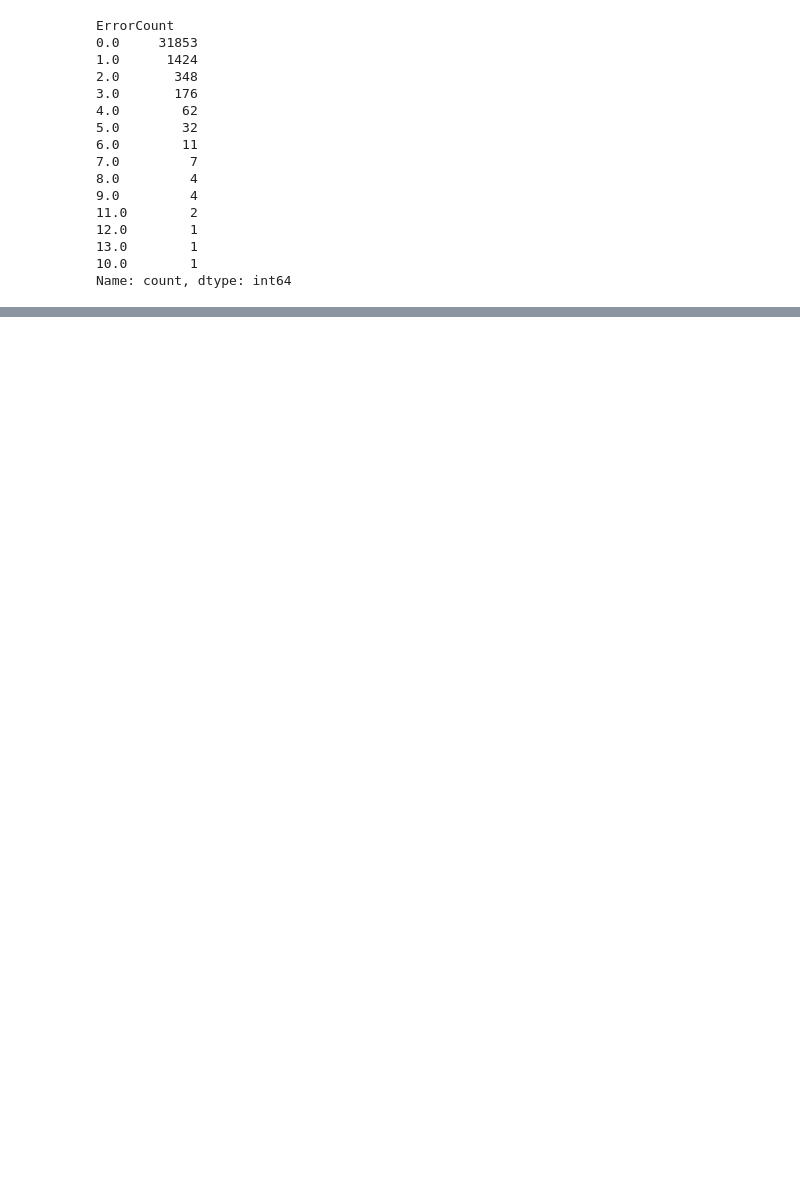
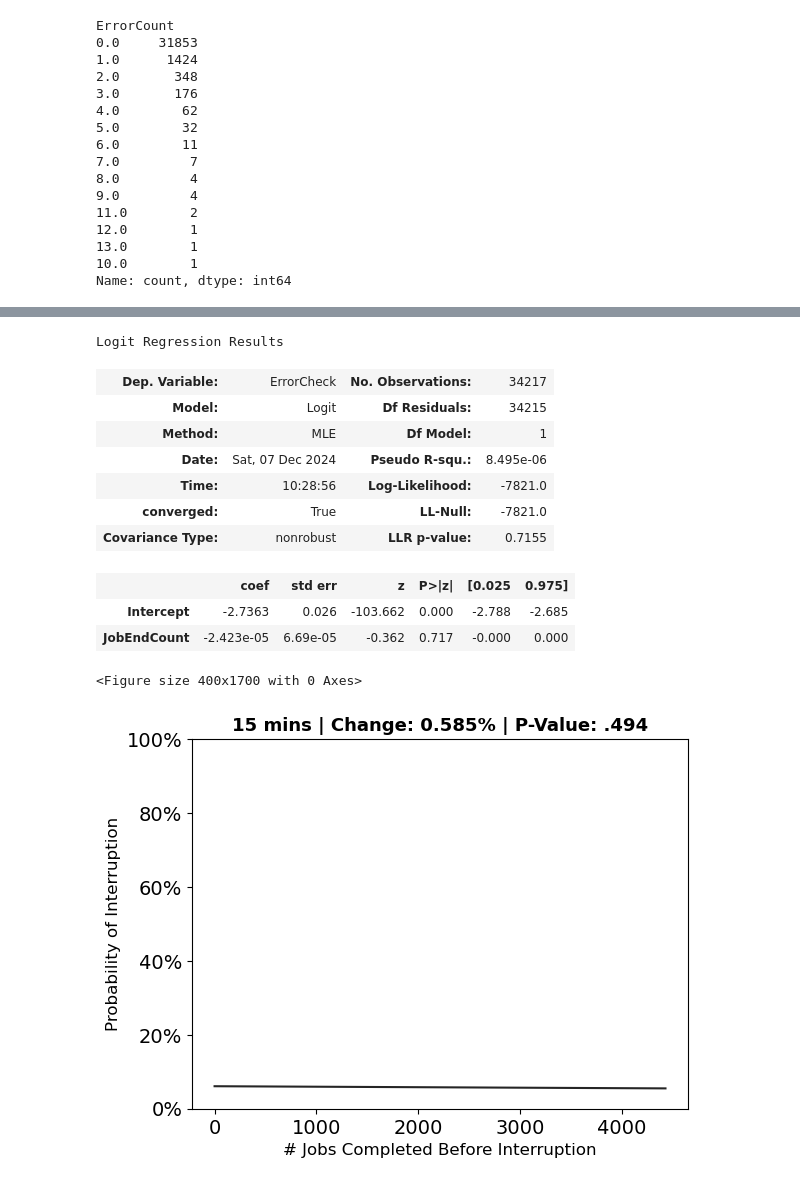
Before and after one commit to nss-data-science-cohort-8/accre-green-bean-casserole, a Jupyter notebook: notebooks/completed_job_by_day_30mins.ipynb, the cells around one changed output, grey strips where cells are left out. Drawn from its saved outputs; the diff is of its cells as text; code cells hidden in the pictures; blank space fills up the shorter version.

```diff
--- a/notebooks/completed_job_by_day_30mins.ipynb
+++ b/notebooks/completed_job_by_day_30mins.ipynb
@@ -157,0 +266,8 @@ Name: count, dtype: int64
+# %%
+job_errors_15min['ErrorCheck'] = job_errors_15min['ErrorCount'].apply(lambda x: 1 if x > 0 else 0)
+job_errors_30min['ErrorCheck'] = job_errors_30min['ErrorCount'].apply(lambda x: 1 if x > 0 else 0)
+job_errors_45min['ErrorCheck'] = job_errors_45min['ErrorCount'].apply(lambda x: 1 if x > 0 else 0)
+job_errors_60min['ErrorCheck'] = job_errors_60min['ErrorCount'].apply(lambda x: 1 if x > 0 else 0)
+# %%
+job_15min_log = smf.logit("ErrorCheck ~ JobEndCount",
+                         data = job_errors_15min).fit()
@@ -157,0 +300,45 @@ Name: count, dtype: int64
+# %%
+
+from matplotlib.ticker import FuncFormatter
+fit_df = pd.DataFrame({
+        'JobEndCount': np.linspace(start = job_errors_15min['JobEndCount'].min(),
+                                stop = job_errors_15min['JobEndCount'].max(),
+                                num = 200)
+        })
+fit_df['fit'] = job_15min_log.predict(fit_df)
+fontSize = 14
+plt.figure(figsize=(4, 17))
+ax = fit_df.plot(
+    x="JobEndCount",
+    y="fit",
+    kind="line",
+    color='Black',
+    alpha = .855,
+    legend=False
+)
+def to_percent(y, _):
+    return f"{y * 100:.0f}%"
+ax.yaxis.set_major_formatter(FuncFormatter(to_percent))
+plt.xticks(rotation=0, fontsize=fontSize)
+plt.yticks(fontsize=fontSize)
+plt.ylim(0, 1)
+plt.xlabel('# Jobs Completed Before Interruption', fontsize = 12)
+plt.ylabel('Probability of Interruption', fontsize = 12)
+plt.title(f'15 mins | Change: {(fit_df["fit"].max() - fit_df["fit"].min()) * 100:.3f}% | P-Value: .494', fontsize = 13, fontweight = 'bold');
+#plt.text(0.5, 1.03, f'Prediction P-Value: {0.04 }', fontsize=11, ha='center', transform=ax.transAxes)
+# plt.savefig('../assets/log15min.png', dpi = 150);
+job_15min_log.summary()
+# %% [output]
+Logit Regression Results
+| Dep. Variable: | ErrorCheck | No. Observations: | 34217 |
+| Model: | Logit | Df Residuals: | 34215 |
+| Method: | MLE | Df Model: | 1 |
+| Date: | Sat, 07 Dec 2024 | Pseudo R-squ.: | 8.495e-06 |
+| Time: | 10:28:56 | Log-Likelihood: | -7821.0 |
+| converged: | True | LL-Null: | -7821.0 |
+| Covariance Type: | nonrobust | LLR p-value: | 0.7155 |
+|  | coef | std err | z | P>|z| | [0.025 | 0.975] |
+| Intercept | -2.7363 | 0.026 | -103.662 | 0.000 | -2.788 | -2.685 |
+| JobEndCount | -2.423e-05 | 6.69e-05 | -0.362 | 0.717 | -0.000 | 0.000 |
+<Figure size 400x1700 with 0 Axes>
+[figure, added]
```
Also changed, not shown: parts of 24 cells of this notebook, 2 other files.
